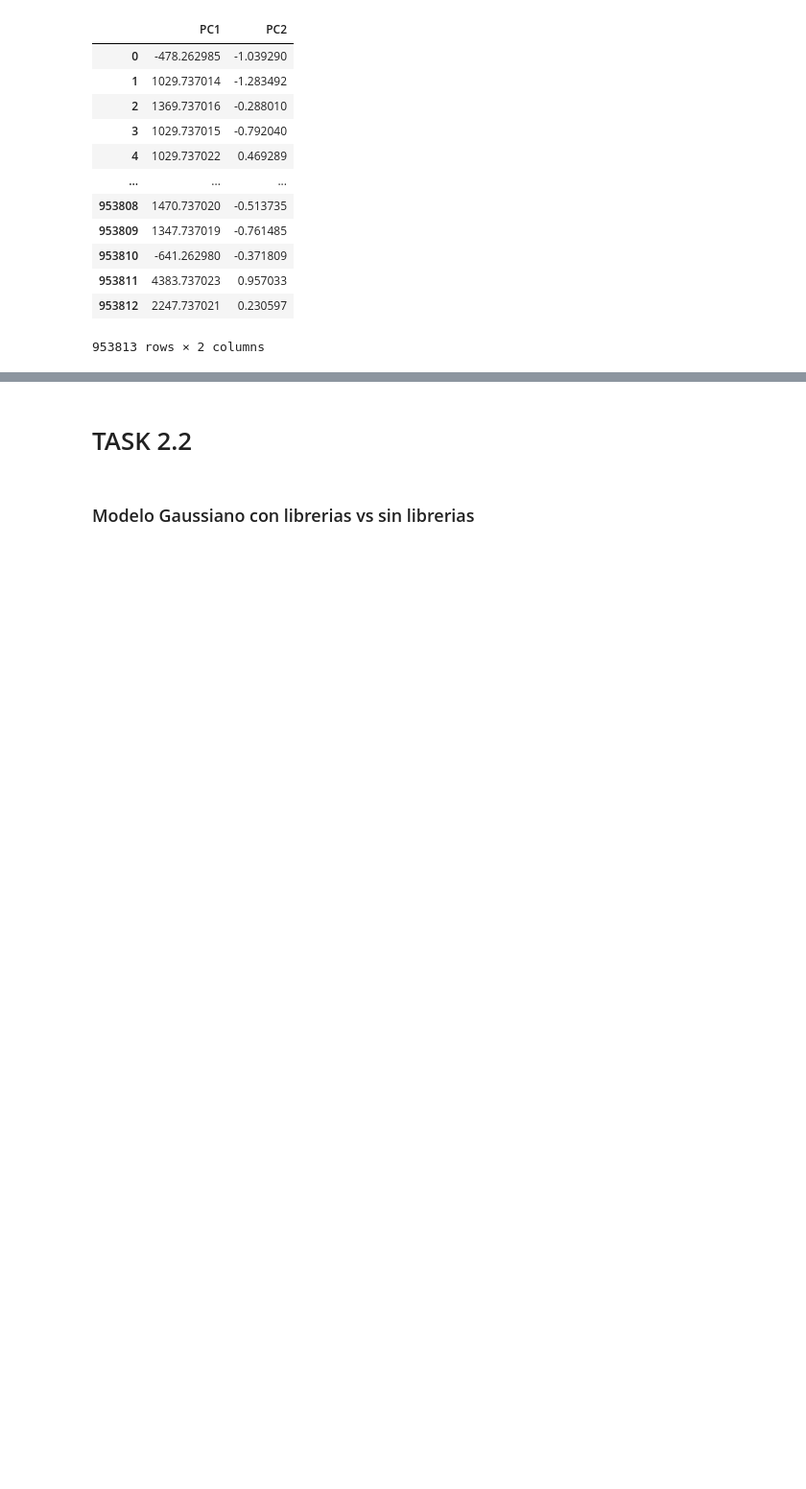
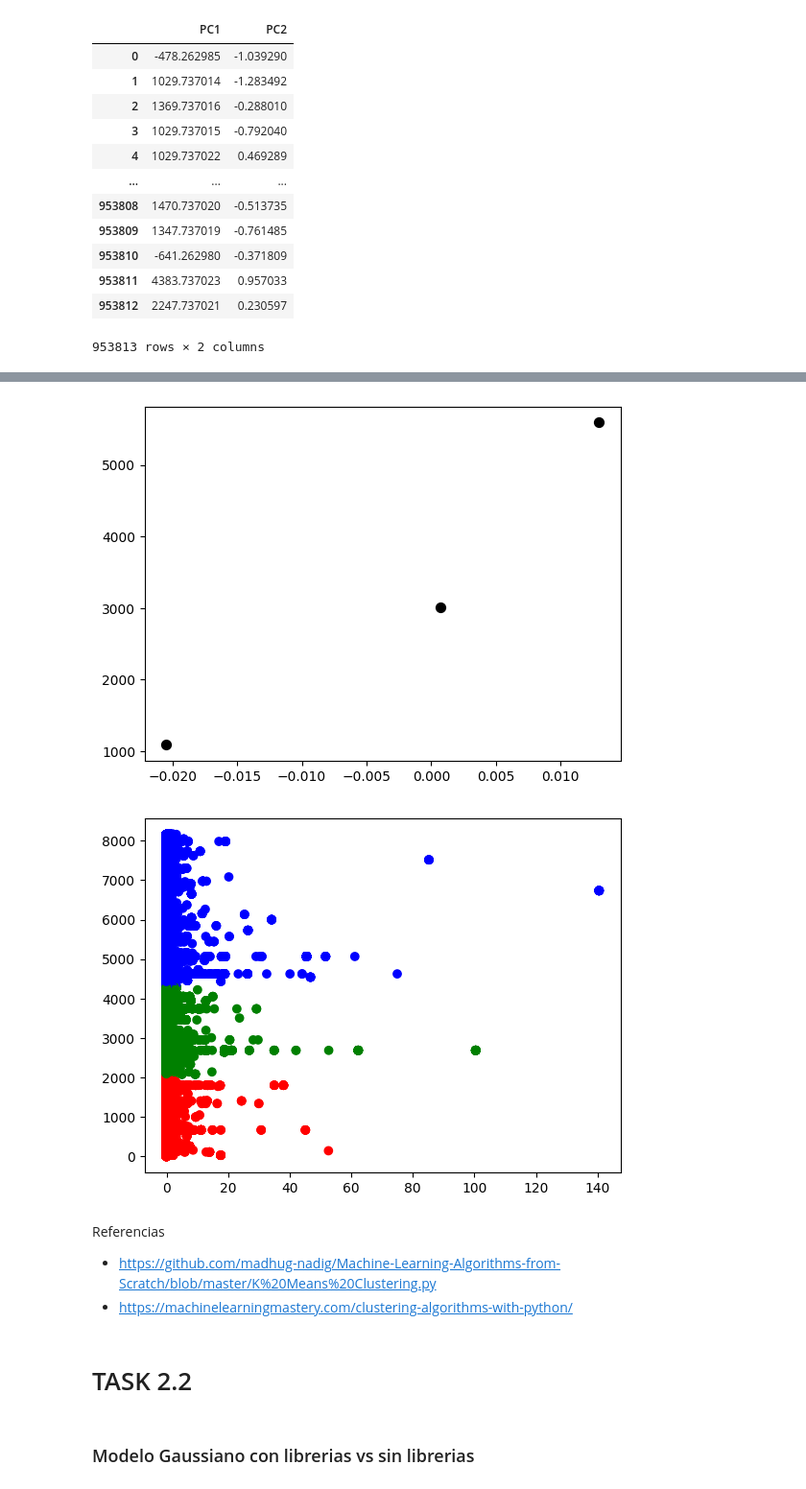
Before and after one commit to AndresQuinto5/IA_LAB4, a Jupyter notebook: Laboratorio4.ipynb, the cells around one changed output, grey strips where cells are left out. Shown at 96% size. Cells and saved outputs as stored; diff of their text form; code cells hidden in the pictures; blank space fills up the shorter version.

```diff
--- a/Laboratorio4.ipynb
+++ b/Laboratorio4.ipynb
@@ -668,3 +909,24 @@ df_pca
+# %%
+import matplotlib
+
+for centroid in model.centroids:
+  plt.scatter(model.centroids[centroid][0], model.centroids[centroid][4], s = 50, marker = "o", c='black')
+plt.show()
+
+K = df
+K = K.drop(['CustomerID'], axis=1)
+K.insert(0, "klass", klasses)
+
+colors = ["r", "g", "b"]
+plt.scatter(K['CustAccountBalance'], K['CustLocation_encoded'], c=K['klass'], cmap=matplotlib.colors.ListedColormap(colors))
+plt.show()
+# %% [output]
+[figure, added]
+[figure, added]
+# %% [markdown]
+Referencias
+* https://github.com/madhug-nadig/Machine-Learning-Algorithms-from-Scratch/blob/master/K%20Means%20Clustering.py
+* https://machinelearningmastery.com/clustering-algorithms-with-python/
 # %%
 # K-means implementando librerías
 
```
Also changed, not shown: parts of 8 cells of this notebook.
